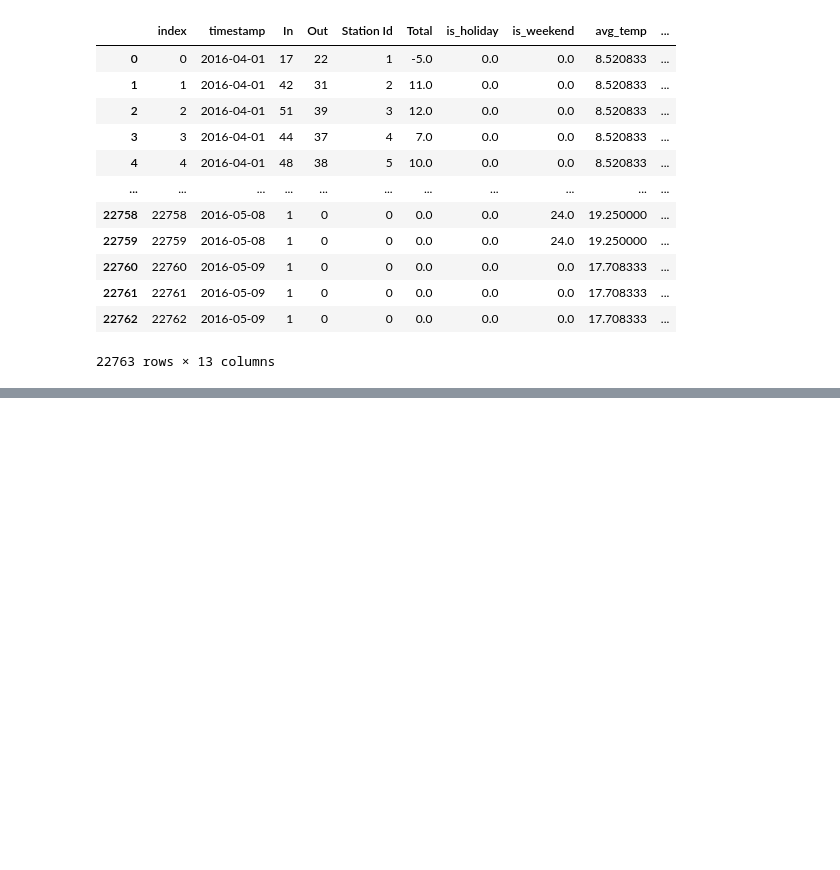
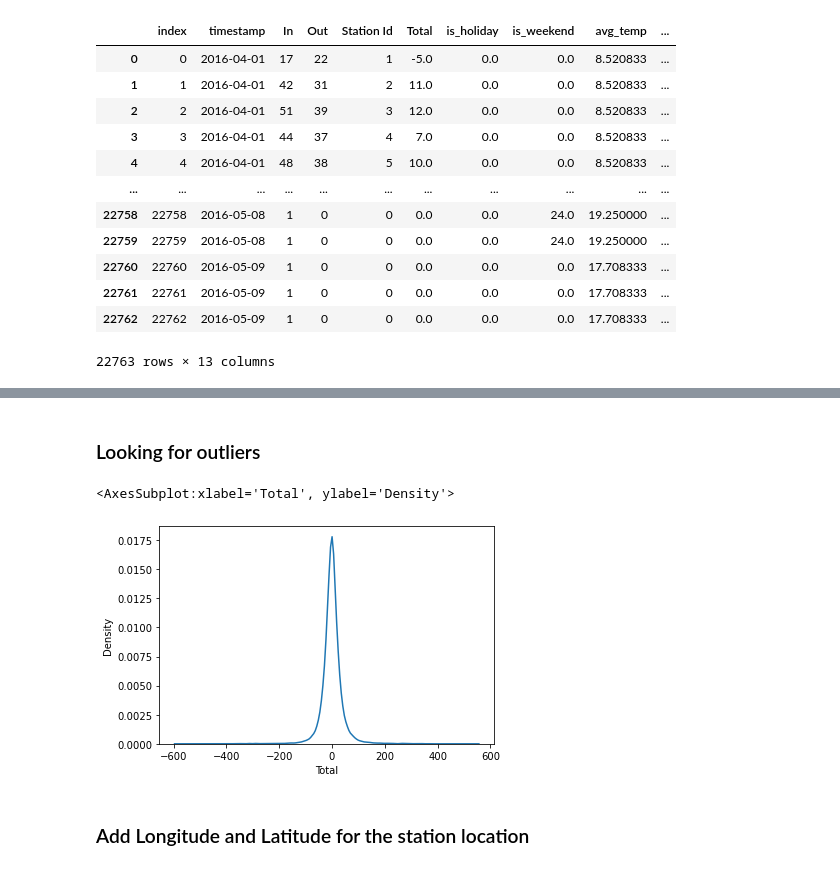
Before and after one commit to hchae0817/final_project, a Jupyter notebook: Bike Sharing_merged.ipynb, the cells around one changed output, grey strips where cells are left out. Saved outputs shown, nothing was run; the diff lists cells and outputs as text; code cells hidden in the pictures; blank space fills up the shorter version.

```diff
--- a/Bike Sharing_merged.ipynb
+++ b/Bike Sharing_merged.ipynb
@@ -306,0 +319,11 @@ merged_df
+# %% [markdown]
+### Looking for outliers
+# %%
+import seaborn as sns
+fig, ax = plt.subplots(1, 1, figsize = (6, 4))
+sns.distplot(merged_df['Total'], hist = False, ax = ax)
+# %% [output]
+<AxesSubplot:xlabel='Total', ylabel='Density'>
+[figure, new version]
+# %% [markdown]
+### Add Longitude and Latitude for the station location
```
Also changed, not shown: parts of 57 cells of this notebook.
